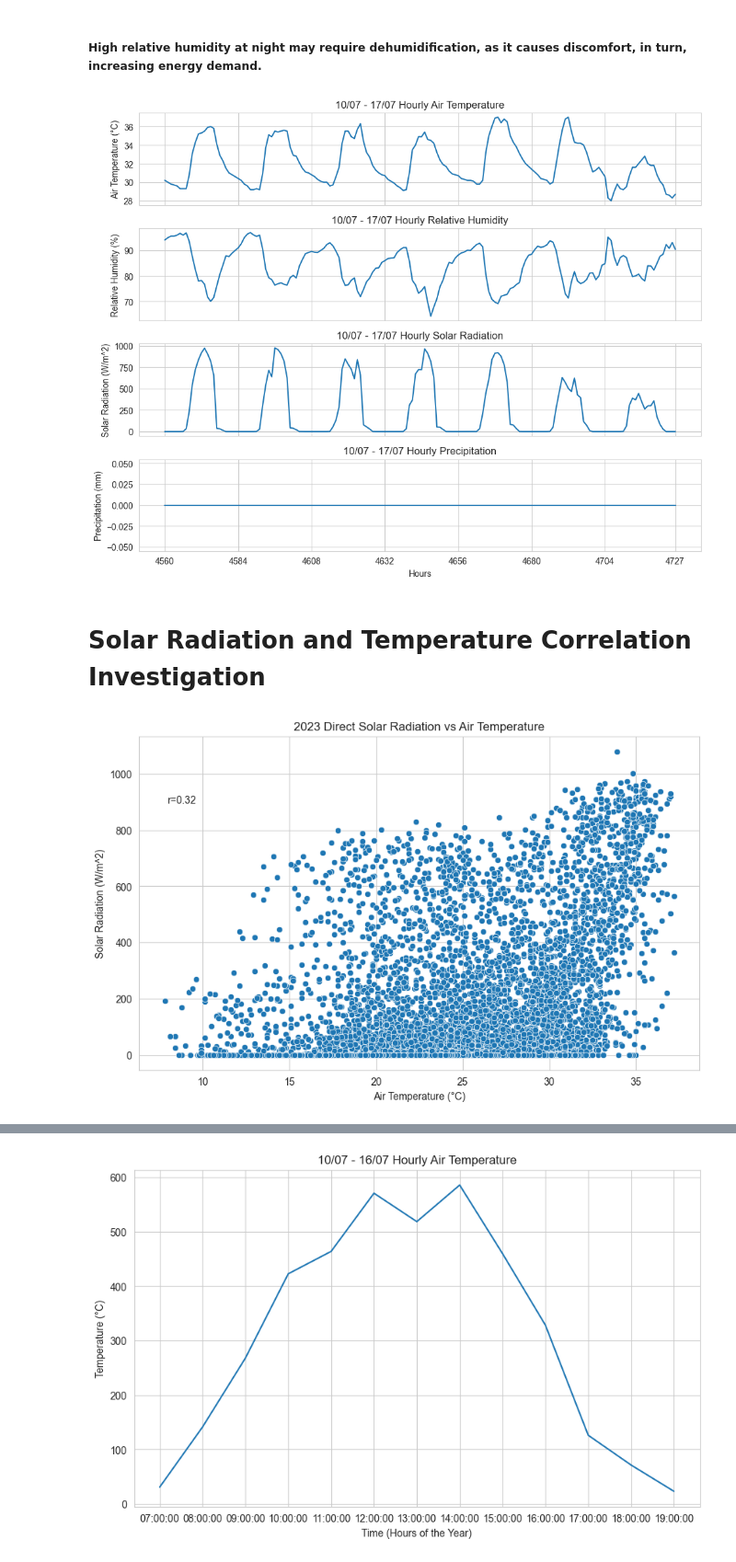
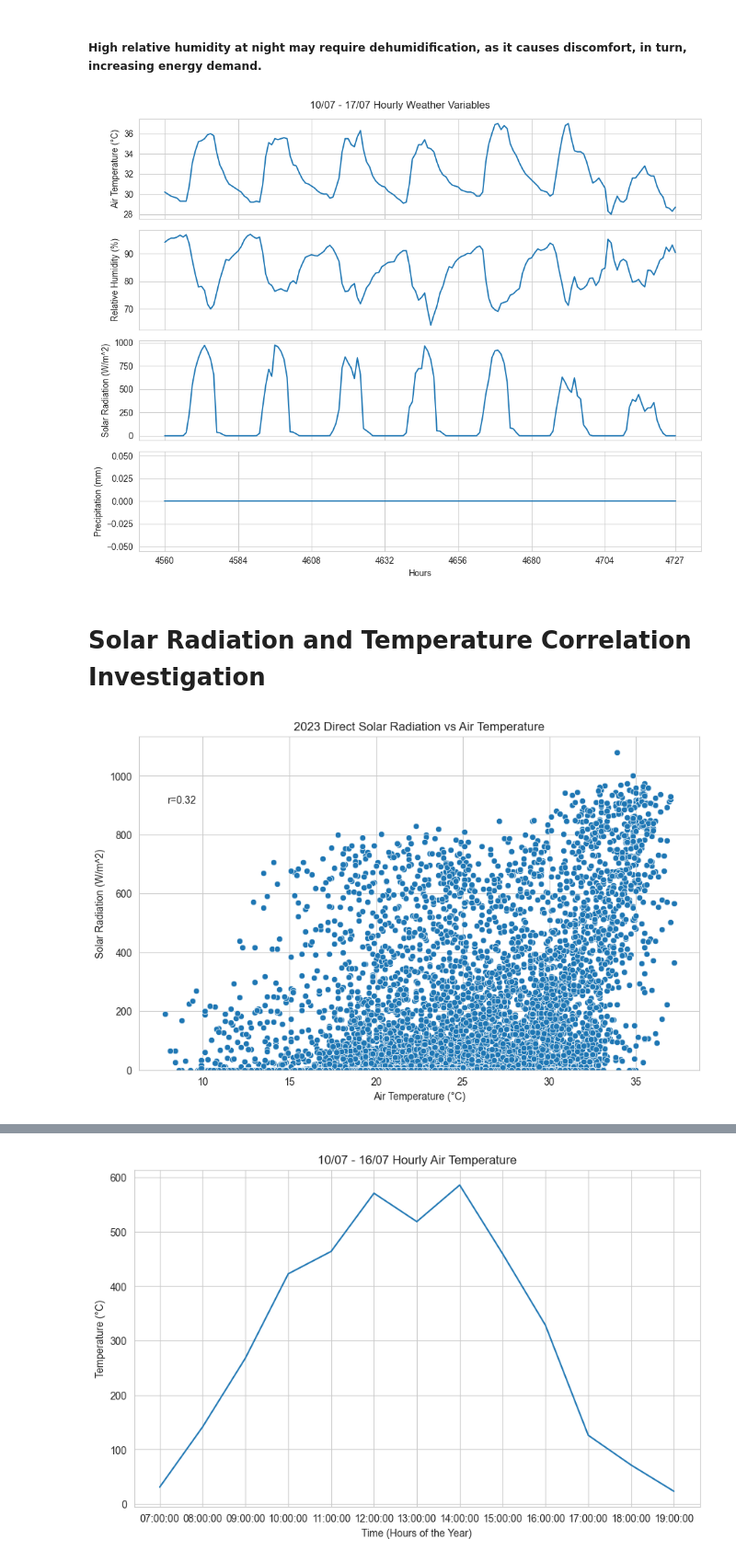
Before and after one commit to marcohl5/ME404_HongKongWeather, a Jupyter notebook: eda.ipynb, the cells around one changed output, grey strips where cells are left out. Shown at 92% size. Drawn from its saved outputs; the diff is of its cells as text; code cells hidden in the pictures.

```diff
--- a/eda.ipynb
+++ b/eda.ipynb
@@ -511,38 +552,41 @@ fig, axes = plt.subplots(len(cols_plot), 1, figsize=(10, 8), sharex=True)
 for i, (key, value) in enumerate(cols_plot.items()):
     cleaned_label = re.sub(r"\s*\(.*?\)", "", value)
     sns.lineplot(x="hour", y=key, data=df_july_wk, ax=axes[i])
-    axes[i].set_title(f"10/07 - 17/07 Hourly {cleaned_label}")
+    # axes[i].set_title(f"10/07 - 17/07 Hourly {cleaned_label}")
     axes[i].set_ylabel(value)
 
 # Set common x-axis label
 axes[-1].set_xlabel("Hours")
 
+plt.suptitle("10/07 - 17/07 Hourly Weather Variables")
 plt.xticks(list(df_july_wk["hour"][::24]) + [df_july_wk["hour"].iloc[-1]])
-plt.tight_layout()  # Adjust layout
+
+plt.tight_layout()
 plt.show()
 # %% [output]
-[figure, old version]
+[figure, new version]
 # %% [markdown]
 # Solar Radiation and Temperature Correlation Investigation
 # %%
 df_soltemp = df[["date", "time", "temp(c)", "sol_rad(W/m^2)"]]
 
 plt.figure(figsize=(10, 6))
 
 sns.scatterplot(x="temp(c)", y="sol_rad(W/m^2)", data=df_soltemp)
 
 # call the scipy function for pearson correlation
 r, p = sp.stats.pearsonr(x=df_soltemp["temp(c)"], y=df_soltemp["sol_rad(W/m^2)"])
 # annotate the pearson correlation coefficient text to 2 decimal places
 ax = plt.gca()
 plt.text(.05, .8, 'r={:.2f}'.format(r), transform=ax.transAxes)
 
 plt.title("2023 Direct Solar Radiation vs Air Temperature")
 plt.ylabel("Solar Radiation (W/m^2)")
 plt.xlabel("Air Temperature (°C)")
+plt.ylim(bottom=0)
 plt.show()
 # %% [output]
-[figure, old version]
+[figure, new version]
 # %%
 # Filtering out results where there is no significant solar radiation
 df_soltemp = df[df["sol_rad(W/m^2)"] > 10]
```
Also changed, not shown: parts of 8 cells of this notebook, 2 other files.
